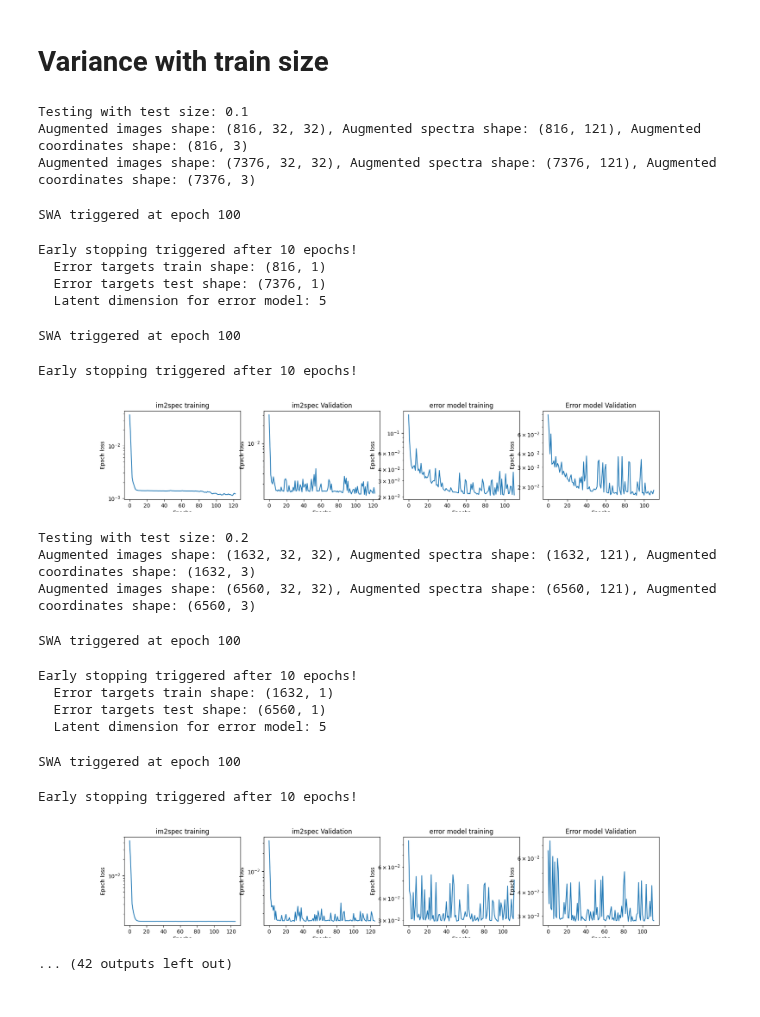
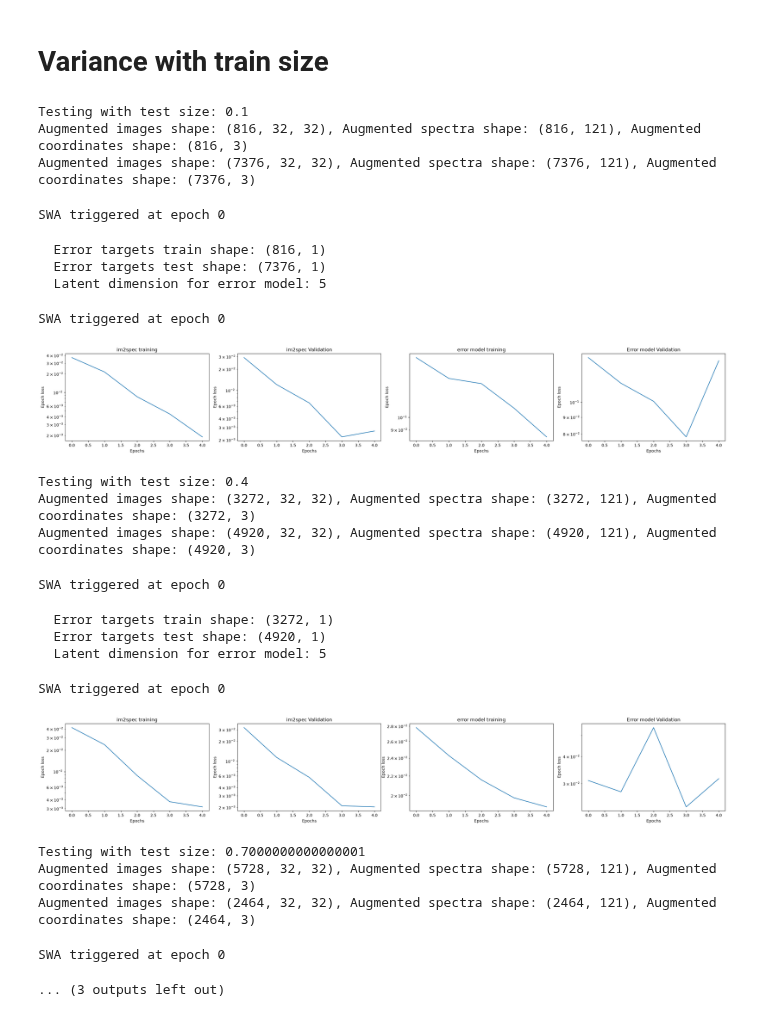
Before and after one commit to gnganesh99/NN_Error, a Jupyter notebook: notebooks/STM/stm_multiscale_train_size_variance.ipynb, the cells around one changed output. Saved outputs shown, nothing was run; the diff lists cells and outputs as text; code cells hidden in the pictures.

```diff
--- a/notebooks/STM/stm_multiscale_train_size_variance.ipynb
+++ b/notebooks/STM/stm_multiscale_train_size_variance.ipynb
@@ -259,7 +259,7 @@ append_image_type = "interpolate" if model_type == 'FNO' or model_type == 'FNO_a
 use_swa = True
 last_swa_epochs = 100
 # %%
-train_sizes = np.arange(0.1, 1, 0.1)
+train_sizes = np.arange(0.1, 1, 0.3)
 
 device = torch.device("cuda" if torch.cuda.is_available() else "cpu")
 in_dim = images[0].shape  # Input dimensions (image height and width)
@@ -374,50 +374,50 @@ for ts in train_sizes:
         n_epochs=n_epochs_error,
         partial_train=True,
         use_swa = use_swa,
         last_swa_epochs = last_swa_epochs
     )
 
     plot_training_loss([im2spec_train_loss_ts], [im2spec_val_loss_ts], error_train_loss_ts, error_val_loss_ts)
 
 
     # Errors predicted by the error model on the test set
     # These are normalized errors, so we need to denormalize them to compare with the actual errors
     norm_pred_errors_test = predict_spectra(error_model_ts, images_test_ts, ensemble=False)
     pred_errors_test = error_norm.denormalize(norm_pred_errors_test)
 
     # Append all losses to the lists for box plotting
     error_train_losses.append(error_train_loss_ts)
     error_test_losses.append(error_mean_test_ts)  # This is estimated from the im2spec model using err_estimation on test set
     error_val_losses.append(error_val_loss_ts)
 
 
     # Append the im2spec test mismatches and predicted errors for later analysis
     im2spec_test_mismatches.append(error_mean_test_ts)
     pred_error_test.append(pred_errors_test)
 # %% [output]
 Testing with test size: 0.1
 Augmented images shape: (816, 32, 32), Augmented spectra shape: (816, 121), Augmented coordinates shape: (816, 3)
 Augmented images shape: (7376, 32, 32), Augmented spectra shape: (7376, 121), Augmented coordinates shape: (7376, 3)
-SWA triggered at epoch 100
+SWA triggered at epoch 0
-Early stopping triggered after 10 epochs!
   Error targets train shape: (816, 1)
   Error targets test shape: (7376, 1)
   Latent dimension for error model: 5
-SWA triggered at epoch 100
+SWA triggered at epoch 0
+[figure, new version]
-Early stopping triggered after 10 epochs!
+Testing with test size: 0.4
+Augmented images shape: (3272, 32, 32), Augmented spectra shape: (3272, 121), Augmented coordinates shape: (3272, 3)
+Augmented images shape: (4920, 32, 32), Augmented spectra shape: (4920, 121), Augmented coordinates shape: (4920, 3)
-[figure, old version]
-Testing with test size: 0.2
-Augmented images shape: (1632, 32, 32), Augmented spectra shape: (1632, 121), Augmented coordinates shape: (1632, 3)
-Augmented images shape: (6560, 32, 32), Augmented spectra shape: (6560, 121), Augmented coordinates shape: (6560, 3)
+SWA triggered at epoch 0
-SWA triggered at epoch 100
+  Error targets train shape: (3272, 1)
+  Error targets test shape: (4920, 1)
+  Latent dimension for error model: 5
-Early stopping triggered after 10 epochs!
-  Error targets train shape: (1632, 1)
-  Error targets test shape: (6560, 1)
-  Latent dimension for error model: 5
+SWA triggered at epoch 0
+[figure, new version]
-SWA triggered at epoch 100
+Testing with test size: 0.7000000000000001
+Augmented images shape: (5728, 32, 32), Augmented spectra shape: (5728, 121), Augmented coordinates shape: (5728, 3)
+Augmented images shape: (2464, 32, 32), Augmented spectra shape: (2464, 121), Augmented coordinates shape: (2464, 3)
-Early stopping triggered after 10 epochs!
+SWA triggered at epoch 0
-[figure, old version]
-... (42 outputs left out)
+... (3 outputs left out)
 # %%
 import numpy as np
 import matplotlib.pyplot as plt
```
Also changed, not shown: parts of 4 cells of this notebook, 20 other files.
